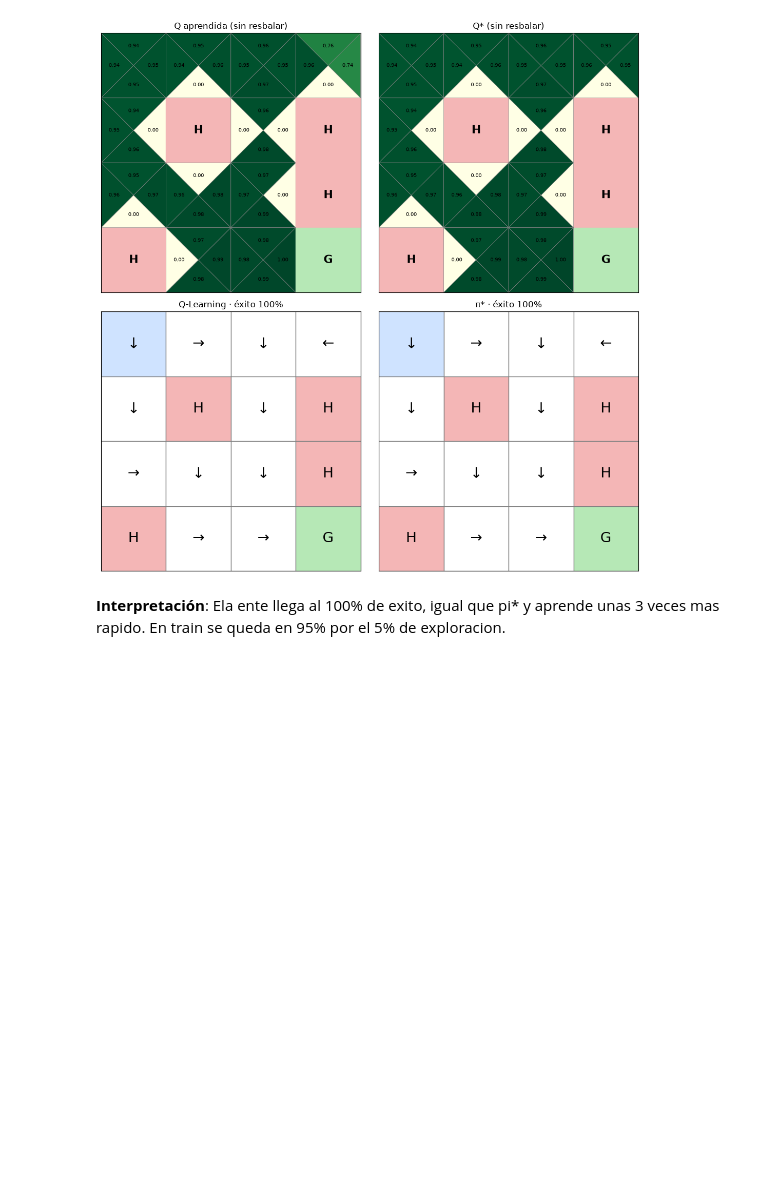
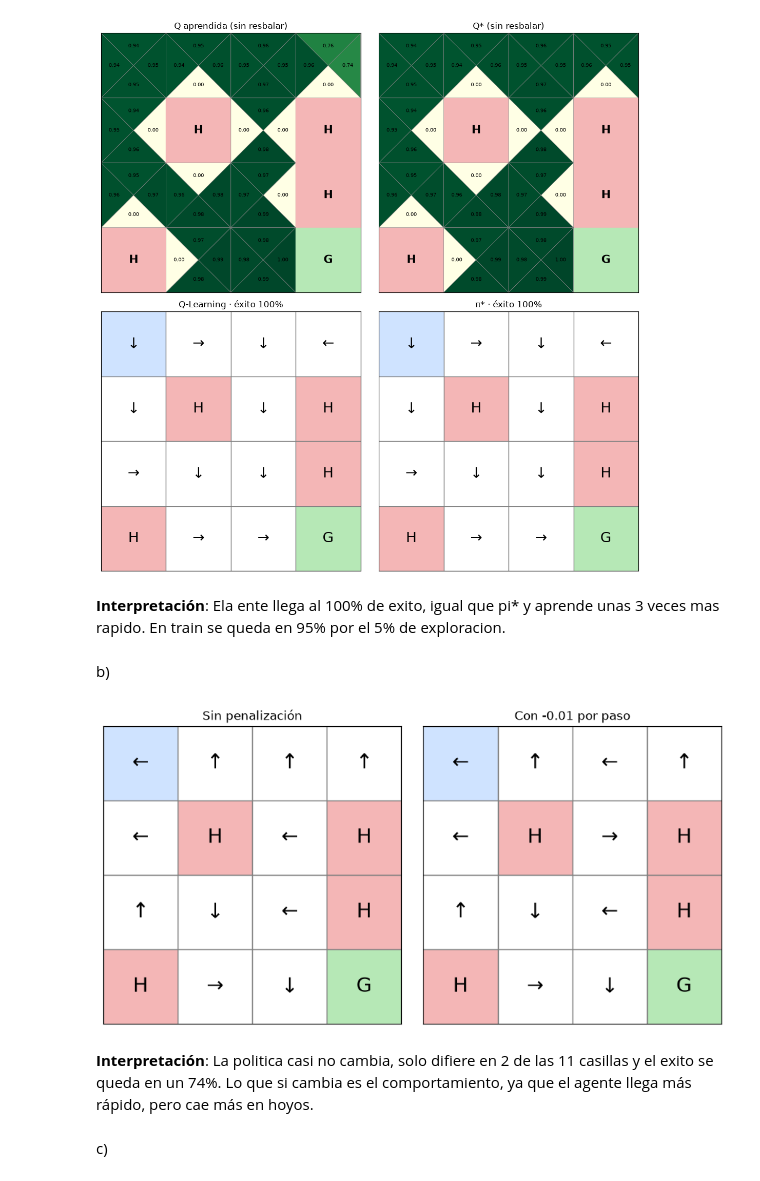
Before and after one commit to GCCS11/MyST, a Jupyter notebook: Personal/Gymnasium_QLearning/S18_Gymnasium_Q_Learning.ipynb, the cells around one changed output. Cells and saved outputs as stored; diff of their text form; code cells hidden in the pictures; blank space fills up the shorter version.

```diff
--- a/Personal/Gymnasium_QLearning/S18_Gymnasium_Q_Learning.ipynb
+++ b/Personal/Gymnasium_QLearning/S18_Gymnasium_Q_Learning.ipynb
@@ -420,3 +420,16 @@ plt.tight_layout(); plt.show()
 [figure]
 # %% [markdown]
 **Interpretación**: Ela ente llega al 100% de exito, igual que pi* y aprende unas 3 veces mas rapido. En train se queda en 95% por el 5% de exploracion.
+# %% [markdown]
+b)
+# %%
+fig, ax = plt.subplots(1, 2, figsize=(9, 4.5))
+graficar_politica(pi_ql, env, "Sin penalización", ax[0])
+graficar_politica(pi_pen, env, "Con -0.01 por paso", ax[1])
+plt.tight_layout(); plt.show()
+# %% [output]
+[figure, added]
+# %% [markdown]
+**Interpretación**: La politica casi no cambia, solo difiere en 2 de las 11 casillas y el exito se queda en un 74%. Lo que si cambia es el comportamiento, ya que el agente llega más rápido, pero cae más en hoyos.
+# %% [markdown]
+c)
```
Also changed, not shown: parts of 4 cells of this notebook.
